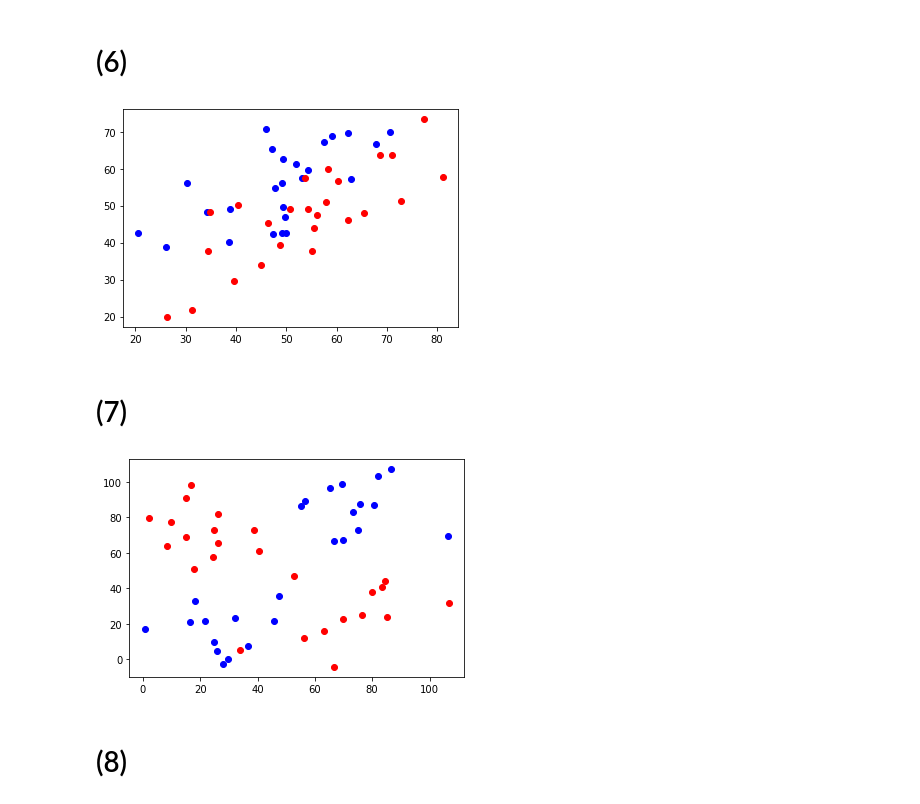
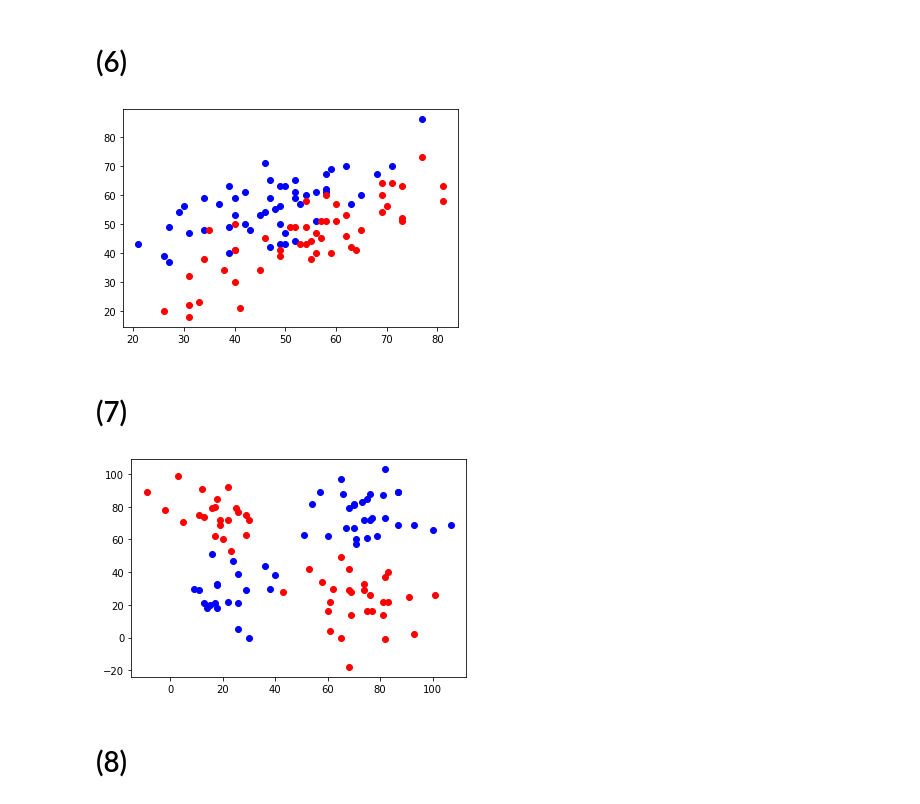
Before and after one commit to rovle/gpt3-in-context-fitting, a Jupyter notebook: classification_playground.ipynb, the cells around one changed output. Saved outputs shown, nothing was run; the diff lists cells and outputs as text; code cells hidden in the pictures.

```diff
--- a/classification_playground.ipynb
+++ b/classification_playground.ipynb
@@ -88,35 +168,72 @@ plot_distributions(multivariate_normal.rvs([50, 50], [[var, 120], [120, var/2]],
 # %% [markdown]
 # (6)
 # %%
+dist_type = 6
+
 var = 200
-plot_distributions(multivariate_normal.rvs([45, 55], [[var, 120], [120, var/1.5]], size=25, random_state=42),
-                    multivariate_normal.rvs([55, 45], [[var, 120], [120, var/1.5]], size=25, random_state=43))
+
+c[(dist_type, 0)] = rounding(
+                        multivariate_normal.rvs([45, 55],
+                                                [[var, 120], [120, var/1.5]],
+                                                size=size,
+                                                random_state=42)
+                            )
+c[(dist_type, 1)] = rounding(
+                        multivariate_normal.rvs([55, 45],
+                                                [[var, 120], [120, var/1.5]],
+                                                size=size,
+                                                random_state=43)
+                            )
+
+
+plot_distributions(c[(dist_type, 0)], c[(dist_type, 1)])
 # %% [output]
-[figure, old version]
+[figure, new version]
 # %% [markdown]
 # (7)
 # %%
+dist_type = 7
+
 var = 200
 mixture1 = np.concatenate((
-                            multivariate_normal.rvs([25, 25], [[var, 0], [0, var]], size=25, random_state=42),
-                            multivariate_normal.rvs([75, 75], [[var, 0], [0, var]], size=25, random_state=43),
+                            multivariate_normal.rvs([25, 25],
+                                                    [[var, 0], [0, var]],
+                                                    size=size,
+                                                    random_state=42),
+                            multivariate_normal.rvs([75, 75],
+                                                    [[var, 0], [0, var]],
+                                                    size=size,
+                                                    random_state=43),
                         ))
 
-indices = np.random.choice(mixture1.shape[0], 25, replace=False)
+indices = np.random.choice(mixture1.shape[0], size, replace=False)
 mixture_sample1 = mixture1[indices]
 
 mixture2 = np.concatenate((
-                            multivariate_normal.rvs([75, 25], [[var, 0], [0, var]], size=44),
-                            multivariate_normal.rvs([25, 75], [[var, 0], [0, var]], size=45),
+                            multivariate_normal.rvs([75, 25],
+                                                    [[var, 0], [0, var]],
+                                                    size=size,
+                                                    random_state=44),
+                            multivariate_normal.rvs([25, 75],
+                                                    [[var, 0], [0, var]],
+                                                    size=size,
+                                                    random_state=45),
                         ))
 
-indices = np.random.choice(mixture2.shape[0], 25, replace=False)
+indices = np.random.choice(mixture2.shape[0], size, replace=False)
 mixture_sample2 = mixture2[indices]
 
-plot_distributions(mixture_sample1,
-                    mixture_sample2)
+c[(dist_type, 0)] = rounding(
+                        mixture_sample1
+                            )
+c[(dist_type, 1)] = rounding(
+                        mixture_sample2
+                            )
+
+
+plot_distributions(c[(dist_type, 0)], c[(dist_type, 1)])
 # %% [output]
-[figure, old version]
+[figure, new version]
 # %% [markdown]
 # (8)
 # %%
```
Also changed, not shown: parts of 12 cells of this notebook.
